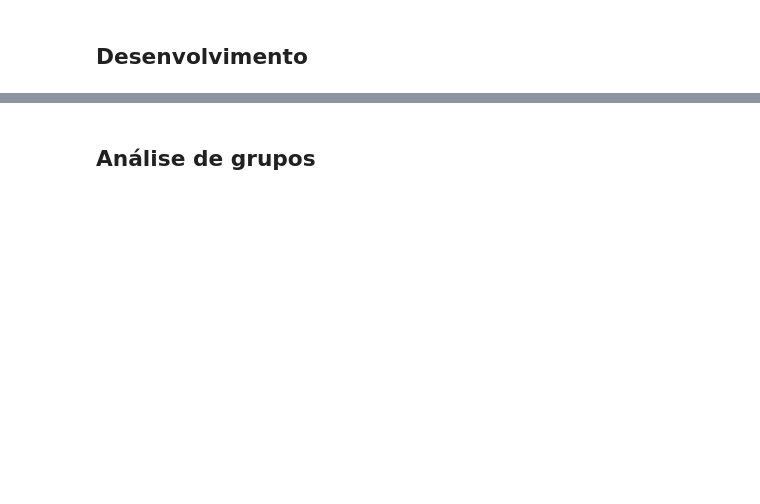
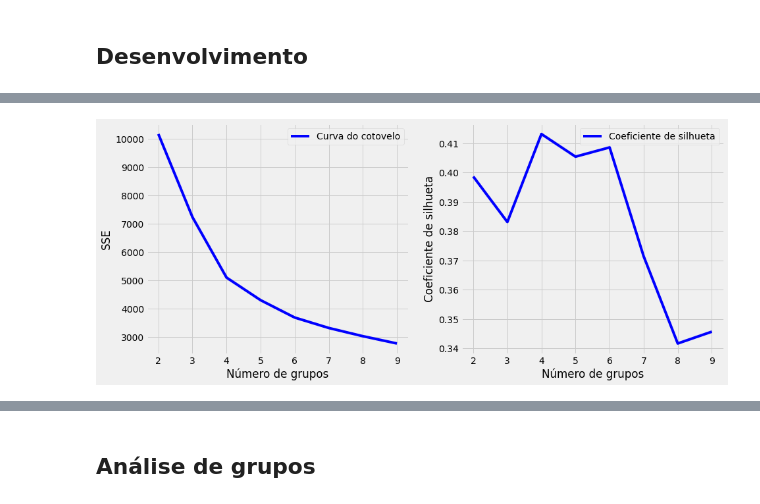
Before and after one commit to wander-asb/Customer_Segmentation, a Jupyter notebook: Segmentação_de_consumidores.ipynb, the cells around one changed output, grey strips where cells are left out. Drawn from its saved outputs; the diff is of its cells as text; code cells hidden in the pictures; blank space fills up the shorter version.

```diff
--- a/Segmentação_de_consumidores.ipynb
+++ b/Segmentação_de_consumidores.ipynb
@@ -231,0 +202,3 @@ rfm_dataframe = rfm_dataframe[(rfm_dataframe.Elasticidade >= Q1 - 1.5*IQR) & (rf
+# %%
+rfme_dataframe = df[['Customer ID','Recencia','Frequencia','Montante','Elasticidade']]
+rfme_dataframe.head()
@@ -428,0 +296,12 @@ rfm_dataframe['Segmentacao'] = cluster_labels + 1
+# %%
+#Método do cotovelo para o dataframe RFME
+range_n_clusters = [i for i in range(2,10)]
+elbow = []
+ss = []
+for n_clusters in range_n_clusters:
+   clusterer = KMeans(n_clusters = n_clusters, random_state=42, init='k-means++')
+   cluster_labels = clusterer.fit_predict(rfme)
+   silhouette_avg = silhouette_score(rfme, cluster_labels)
+   ss.append(silhouette_avg)
+   print("Número de grupos =", n_clusters,"Coef. de Silhouette =", round(silhouette_avg, 4))
+   elbow.append(clusterer.inertia_)
@@ -429 +317,17 @@ rfm_dataframe['Segmentacao'] = cluster_labels + 1
+# %%
+plt.style.use("fivethirtyeight")
+fig = plt.figure(figsize=(14,6))
+fig.add_subplot(121)
+plt.plot(range_n_clusters, elbow,'b-',label='Curva do cotovelo')
+plt.xlabel("Número de grupos")
+plt.ylabel("SSE")
+plt.legend()
+fig.add_subplot(122)
+plt.plot(range_n_clusters, ss,'b-',label='Coeficiente de silhueta')
+plt.xlabel("Número de grupos")
+plt.ylabel("Coeficiente de silhueta")
+plt.legend()
+plt.show()
+# %% [output]
+[figure, added]
 # %%
```
Also changed, not shown: parts of 40 cells of this notebook.
